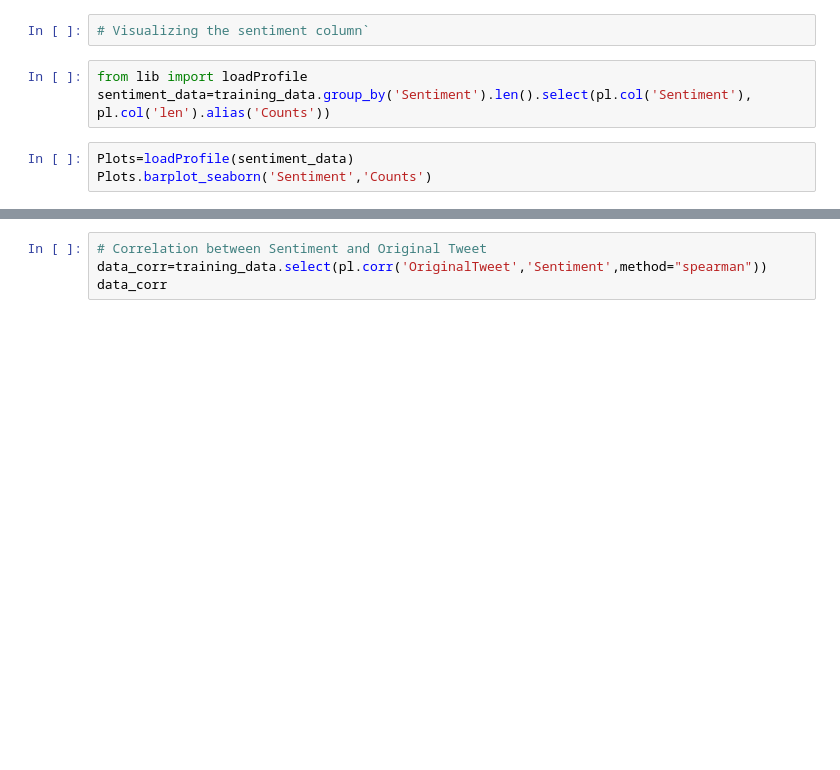
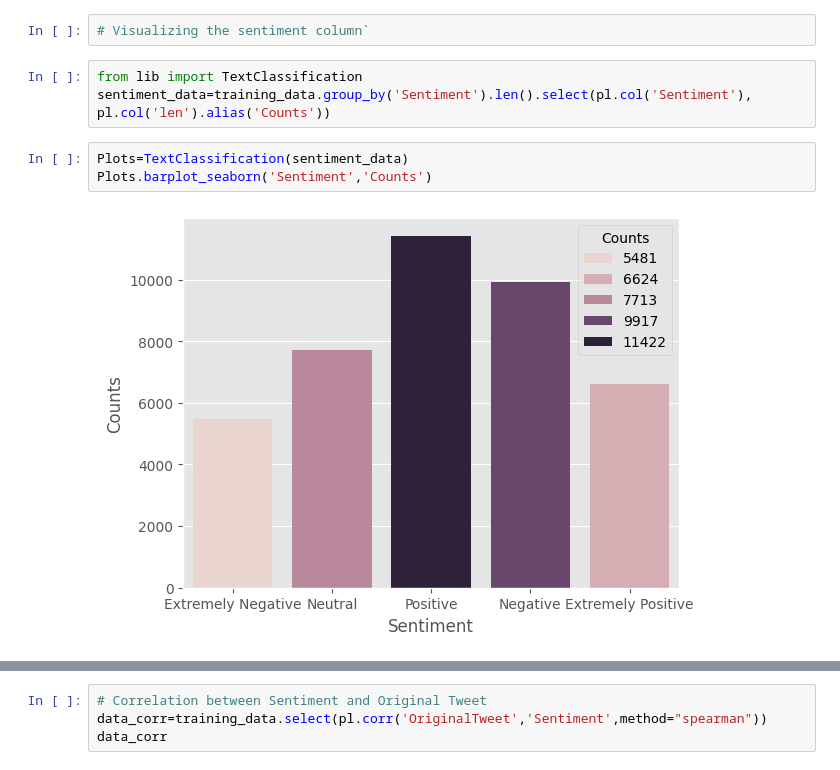
Before and after one commit to 1nuc/nlp-python-project, a Jupyter notebook: src/Text Classification/run.ipynb, the cells around one changed output, grey strips where cells are left out. Saved outputs shown, nothing was run; the diff lists cells and outputs as text; blank space fills up the shorter version.

Commit message:
Added word count plot

```diff
--- a/src/Text Classification/run.ipynb
+++ b/src/Text Classification/run.ipynb
@@ -133,9 +133,11 @@ training_data.to_pandas().describe(include="object")
 # %%
 # Visualizing the sentiment column`
 # %%
-from lib import loadProfile
+from lib import TextClassification
 sentiment_data=training_data.group_by('Sentiment').len().select(pl.col('Sentiment'), pl.col('len').alias('Counts'))
 # %%
-Plots=loadProfile(sentiment_data)
+Plots=TextClassification(sentiment_data)
 Plots.barplot_seaborn('Sentiment','Counts')
+# %% [output]
+[figure, added]
 # %%
```
Also changed, not shown: parts of 4 cells of this notebook, 2 other files.
